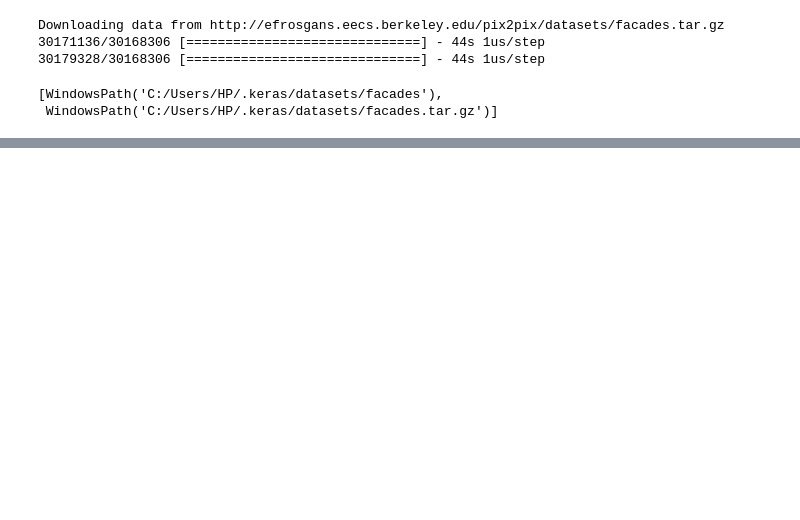
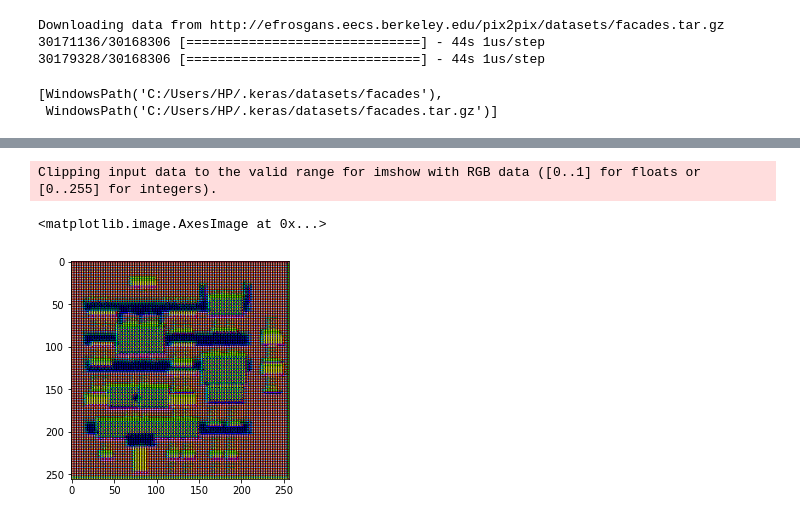
Before and after one commit to Utsavd7/pix2pix-GANs, a Jupyter notebook: Image-to-image-translation-GANs.ipynb, the cells around one changed output, grey strips where cells are left out. Cells and saved outputs as stored; diff of their text form; code cells hidden in the pictures; blank space fills up the shorter version.

```diff
--- a/Image-to-image-translation-GANs.ipynb
+++ b/Image-to-image-translation-GANs.ipynb
@@ -32,0 +157,17 @@ list(PATH.parent.iterdir())
+# %%
+OUTPUT_CHANNELS = 3
+# %%
+def downsample(filters, size, apply_batchnorm=True):
+  initializer = tf.random_normal_initializer(0., 0.02)
+
+  result = tf.keras.Sequential()
+  result.add(
+      tf.keras.layers.Conv2D(filters, size, strides=2, padding='same',
+                             kernel_initializer=initializer, use_bias=False))
+
+  if apply_batchnorm:
+    result.add(tf.keras.layers.BatchNormalization())
+
+  result.add(tf.keras.layers.LeakyReLU())
+
+  return result
@@ -32,0 +180,19 @@ list(PATH.parent.iterdir())
+# %%
+def upsample(filters, size, apply_dropout=False):
+  initializer = tf.random_normal_initializer(0., 0.02)
+
+  result = tf.keras.Sequential()
+  result.add(
+    tf.keras.layers.Conv2DTranspose(filters, size, strides=2,
+                                    padding='same',
+                                    kernel_initializer=initializer,
+                                    use_bias=False))
+
+  result.add(tf.keras.layers.BatchNormalization())
+
+  if apply_dropout:
+      result.add(tf.keras.layers.Dropout(0.5))
+
+  result.add(tf.keras.layers.ReLU())
+
+  return result
@@ -32,0 +260,7 @@ list(PATH.parent.iterdir())
+# %%
+gen_output = generator(inp[tf.newaxis, ...], training=False)
+plt.imshow(gen_output[0, ...])
+# %% [output]
+Clipping input data to the valid range for imshow with RGB data ([0..1] for floats or [0..255] for integers).
+<matplotlib.image.AxesImage at 0x...>
+[figure, added]
```
Also changed, not shown: parts of 19 cells of this notebook.
